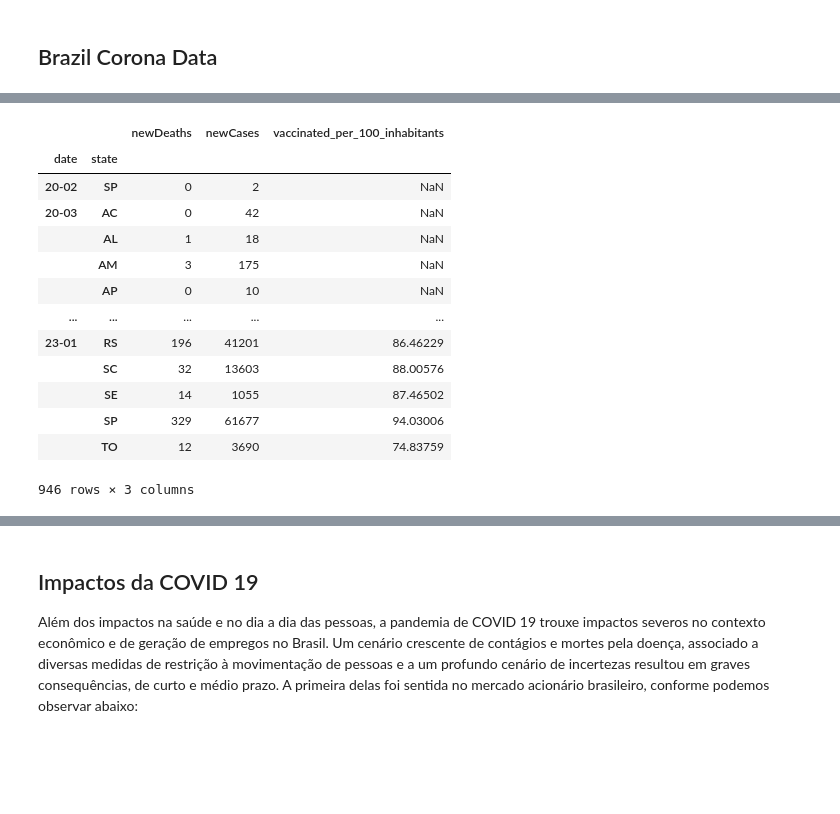
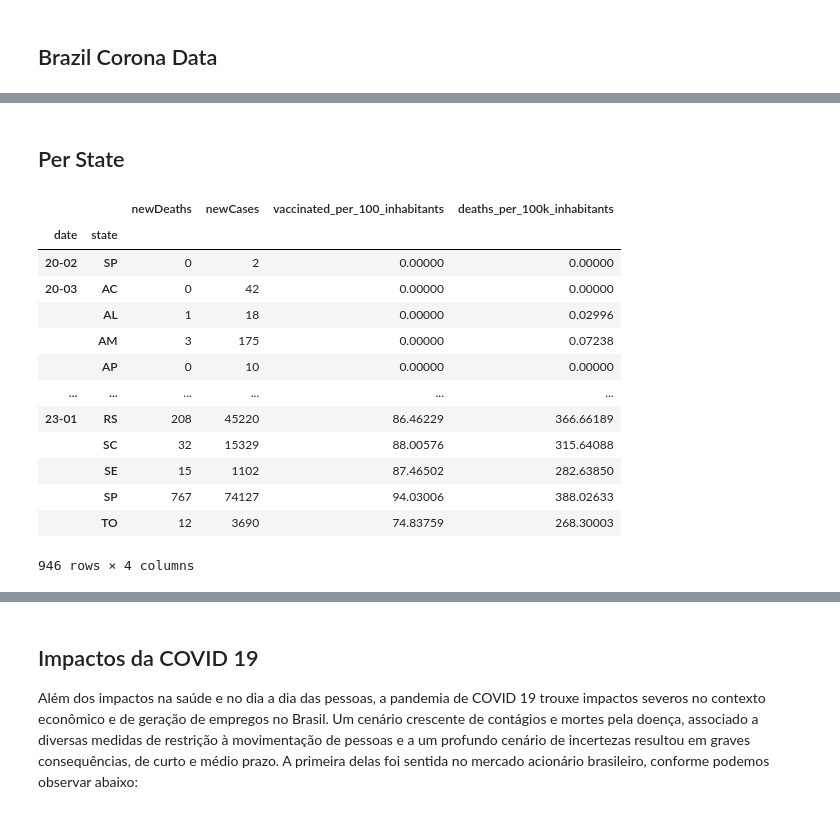
Before and after one commit to MatRicci1/covid-analysis, a Jupyter notebook: covid_gp4.ipynb, the cells around one changed output, grey strips where cells are left out. Drawn from its saved outputs; the diff is of its cells as text; code cells hidden in the pictures; blank space fills up the shorter version.

```diff
--- a/covid_gp4.ipynb
+++ b/covid_gp4.ipynb
@@ -13,10 +12,10 @@ warnings.filterwarnings('ignore')
 ## Brazil Corona Data
 # %%
 # import directly from GitHub
-corona_df = pd.read_csv("https://raw.githubusercontent.com/wcota/covid19br/master/cases-brazil-states.csv")
+corona_df = pd.read_csv("https://raw.githubusercontent.com/wcota/covid19br/master/cases-brazil-states.csv").fillna(0.0)
 
 # change date column to datetime format
 corona_df['date'] = pd.to_datetime(corona_df['date'])
 
 # print all available columns
-print(corona_df.columns)
+#print(corona_df.columns)
@@ -34,24 +35,28 @@ Index(['epi_week', 'date', 'country', 'state', 'city', 'newDeaths', 'deaths',
+# %% [markdown]
+## Per State
 # %%
 # Total
-corona_df_total = corona_df.query("state != 'TOTAL'")[['date', 'state', 'newDeaths', 'newCases', 'totalCases', 'deaths', 'suspects', 'recovered', 'tests', 'vaccinated', 'vaccinated_second', 'vaccinated_per_100_inhabitants']]
+corona_df_total = corona_df.query("state != 'TOTAL'")[['date', 'state', 'newDeaths', 'newCases', 'totalCases', 'deaths', 'suspects', 'recovered', 'tests', 'vaccinated', 'vaccinated_second', 'vaccinated_per_100_inhabitants', "deaths_per_100k_inhabitants"]]
 corona_df_total = corona_df_total.sort_values(['date', 'state'])
 # %%
 corona_df_total_month1 = corona_df_total.groupby([corona_df_total['date'].dt.strftime('%y-%m'), 'state'])[["newDeaths", "newCases"]].sum()
 corona_df_total_month2 = corona_df_total.groupby([corona_df_total['date'].dt.strftime('%y-%m'), 'state'])[["vaccinated_per_100_inhabitants"]].max()
-corona_df_total_montn = pd.merge(corona_df_total_month1, corona_df_total_month2, on=["date", "state"])
-corona_df_total_montn
+corona_df_total_month3 = corona_df_total.groupby([corona_df_total['date'].dt.strftime('%y-%m'), 'state'])[["deaths_per_100k_inhabitants"]].max()
+corona_df_total_month = pd.merge(corona_df_total_month1, corona_df_total_month2, on=["date", "state"])
+corona_df_total_month = pd.merge(corona_df_total_month, corona_df_total_month3, on=["date", "state"])
+corona_df_total_month
 # %% [output]
-|  |  | newDeaths | newCases | vaccinated_per_100_inhabitants |
-| date | state |  |  |  |
-| 20-02 | SP | 0 | 2 | NaN |
-| 20-03 | AC | 0 | 42 | NaN |
-|  | AL | 1 | 18 | NaN |
-|  | AM | 3 | 175 | NaN |
-|  | AP | 0 | 10 | NaN |
-| ... | ... | ... | ... | ... |
-| 23-01 | RS | 196 | 41201 | 86.46229 |
-|  | SC | 32 | 13603 | 88.00576 |
-|  | SE | 14 | 1055 | 87.46502 |
-|  | SP | 329 | 61677 | 94.03006 |
-|  | TO | 12 | 3690 | 74.83759 |
+|  |  | newDeaths | newCases | vaccinated_per_100_inhabitants | deaths_per_100k_inhabitants |
+| date | state |  |  |  |  |
+| 20-02 | SP | 0 | 2 | 0.00000 | 0.00000 |
+| 20-03 | AC | 0 | 42 | 0.00000 | 0.00000 |
+|  | AL | 1 | 18 | 0.00000 | 0.02996 |
+|  | AM | 3 | 175 | 0.00000 | 0.07238 |
+|  | AP | 0 | 10 | 0.00000 | 0.00000 |
+| ... | ... | ... | ... | ... | ... |
+| 23-01 | RS | 208 | 45220 | 86.46229 | 366.66189 |
+|  | SC | 32 | 15329 | 88.00576 | 315.64088 |
+|  | SE | 15 | 1102 | 87.46502 | 282.63850 |
+|  | SP | 767 | 74127 | 94.03006 | 388.02633 |
+|  | TO | 12 | 3690 | 74.83759 | 268.30003 |
-946 rows × 3 columns
+946 rows × 4 columns
```
Also changed, not shown: parts of 29 cells of this notebook.
